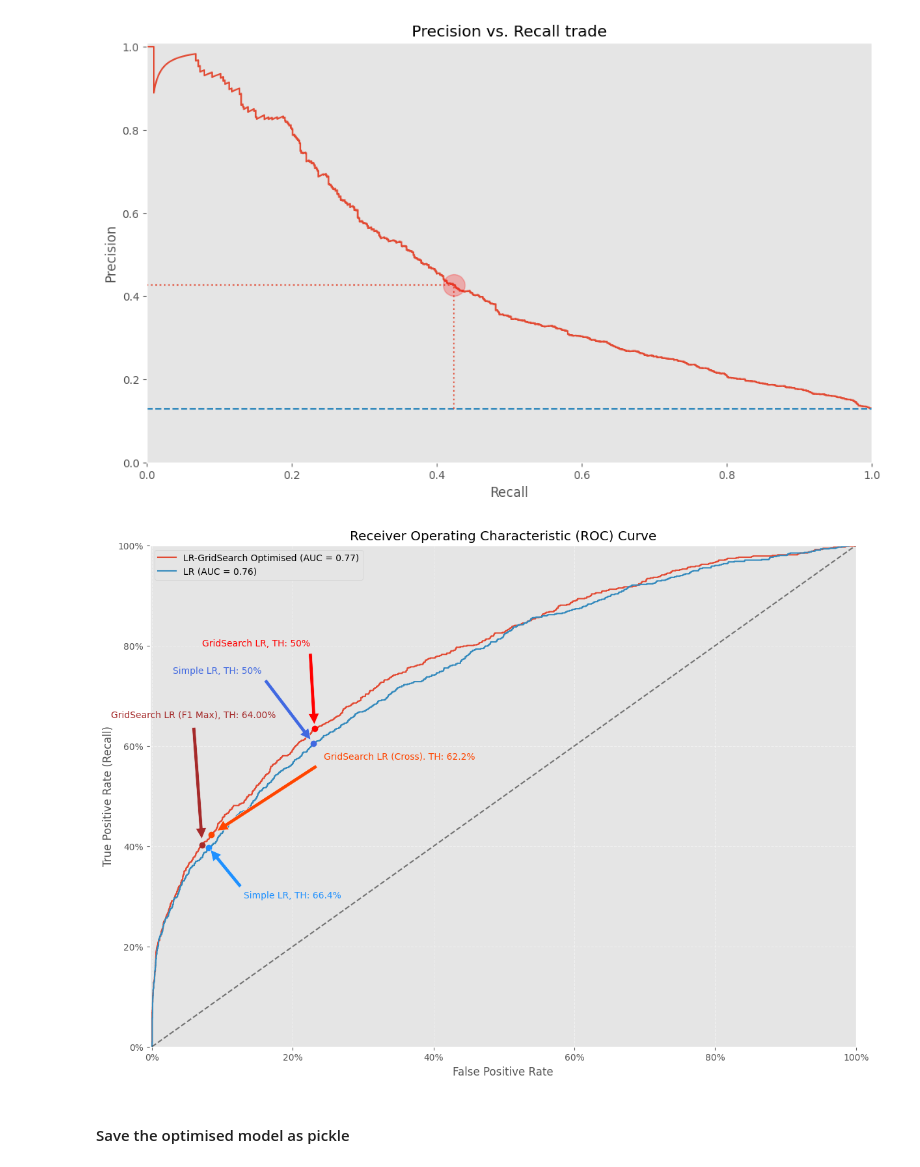
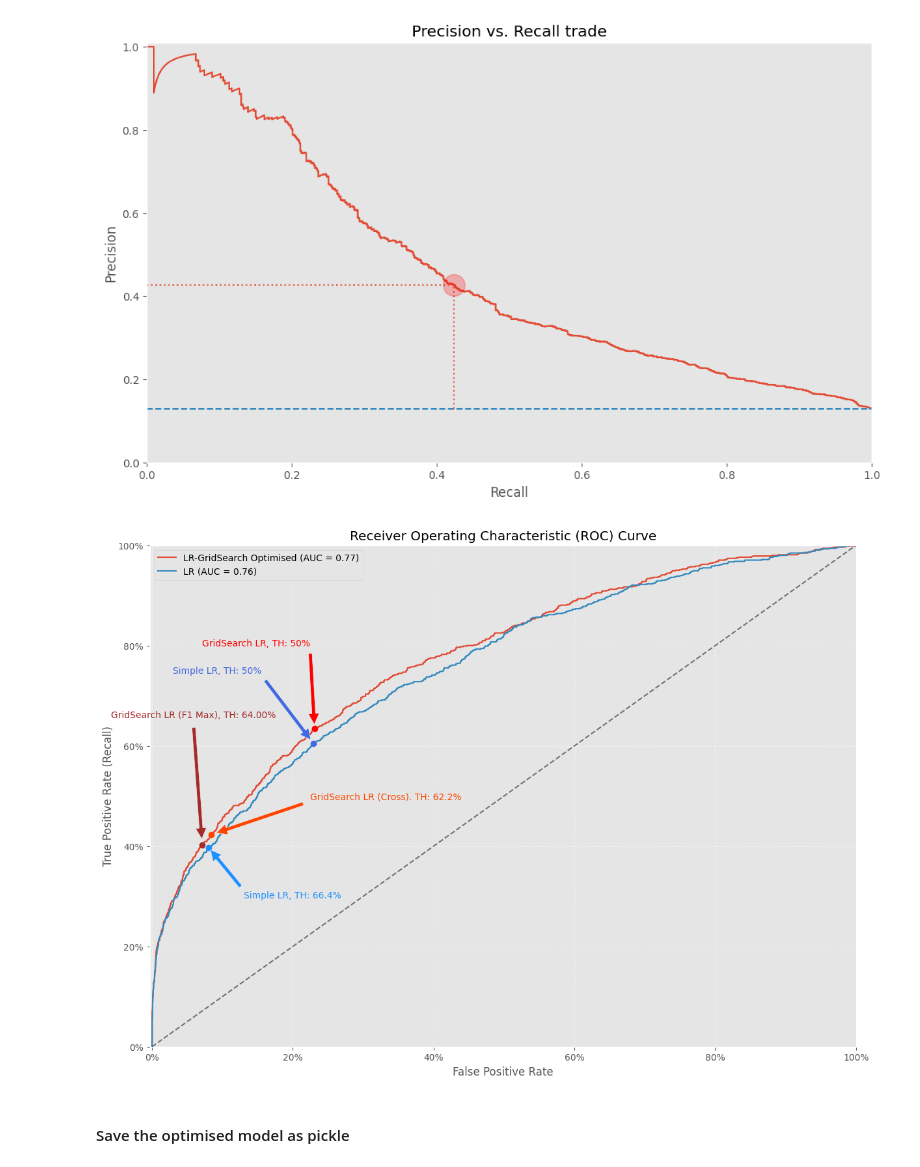
Before and after one commit to Joe-ElM/Used-Cars-Sales, a Jupyter notebook: Notebooks/4. LR Model.ipynb, the cells around one changed output. Cells and saved outputs as stored; diff of their text form; code cells hidden in the pictures.

```diff
--- a/Notebooks/4. LR Model.ipynb
+++ b/Notebooks/4. LR Model.ipynb
@@ -415,35 +415,35 @@ ax.annotate('Simple LR, TH: 50%', xy=(cm_fpr_lr, cm_recall_lr), xytext=(cm_fpr_l
             arrowprops=dict(facecolor='royalblue', shrink=0.05), color='royalblue'
             )
 # ----------------------------------------------------------------------------------
 # Simple LR with Threshold 66.4%
 cm_fpr_lr_th, cm_recall_lr_th  = fpr_tpr(y_test, pred_lr_th)
 plt.plot(cm_fpr_lr_th, cm_recall_lr_th, 'o', ms=6, mec='dodgerblue', mfc='dodgerblue',mew=1)
 ax.annotate('Simple LR, TH: 66.4%', xy=(cm_fpr_lr_th, cm_recall_lr_th), xytext=(cm_fpr_lr_th + 0.05, cm_recall_lr_th - 0.1),
             arrowprops=dict(facecolor='dodgerblue', shrink=0.05), color = 'dodgerblue'
             )
 # ----------------------------------------------------------------------------------
 # Optimised Grid LR 50% Threshold
 cm_fpr_lr_grid, cm_recall_lr_grid = fpr_tpr(y_test, pred_lr_grid)
 plt.plot(cm_fpr_lr_grid, cm_recall_lr_grid, 'o', ms=6, mec='red', mfc='red',mew=1)
 ax.annotate('GridSearch LR, TH: 50%', xy=(cm_fpr_lr_grid, cm_recall_lr_grid), xytext=(cm_fpr_lr_grid - 0.16, cm_recall_lr_grid + 0.165),
             arrowprops=dict(facecolor='red', shrink=0.05), color='red'
             )
 # ----------------------------------------------------------------------------------
 # Optimised Grid LR f1 optimised precision/recall cross
 cm_fpr_lr_grid_cross, cm_recall_lr_grid_cross = fpr_tpr(y_test, optimised_lr_grid_cross)
 plt.plot(cm_fpr_lr_grid_cross, cm_recall_lr_grid_cross, 'o', ms=6, mec='orangered', mfc='orangered',mew=1)
-ax.annotate('GridSearch LR (Cross). TH: 62.2%', xy=(cm_fpr_lr_grid_cross, cm_recall_lr_grid_cross), xytext=(cm_fpr_lr_grid_cross + 0.16, cm_recall_lr_grid_cross + 0.15),
+ax.annotate('GridSearch LR (Cross). TH: 62.2%', xy=(cm_fpr_lr_grid_cross, cm_recall_lr_grid_cross), xytext=(cm_fpr_lr_grid_cross + 0.14, cm_recall_lr_grid_cross + 0.07),
             arrowprops=dict(facecolor='orangered', shrink=0.05), color='orangered'
             )
 # ----------------------------------------------------------------------------------
 # Optimised Grid LR f1 optimised
 cm_fpr_lr_grid_f1max, cm_recall_lr_grid_f1max = fpr_tpr(y_test, optimised_lr_grid_f1max)
 plt.plot(cm_fpr_lr_grid_f1max, cm_recall_lr_grid_f1max, 'o', ms=6, mec='brown', mfc='brown',mew=1)
 ax.annotate(f'GridSearch LR (F1 Max), TH: {max_f1_threshold:.2%}', xy=(cm_fpr_lr_grid_f1max, cm_recall_lr_grid_f1max), xytext=(cm_fpr_lr_grid_f1max - 0.13, cm_recall_lr_grid_f1max + 0.255),
             arrowprops=dict(facecolor='brown', shrink=0.05), color='brown'
             );
 # %% [output]
-[figure, old version]
+[figure, new version]
 # %% [markdown]
 #### Save the optimised model as pickle
 # %%
```
